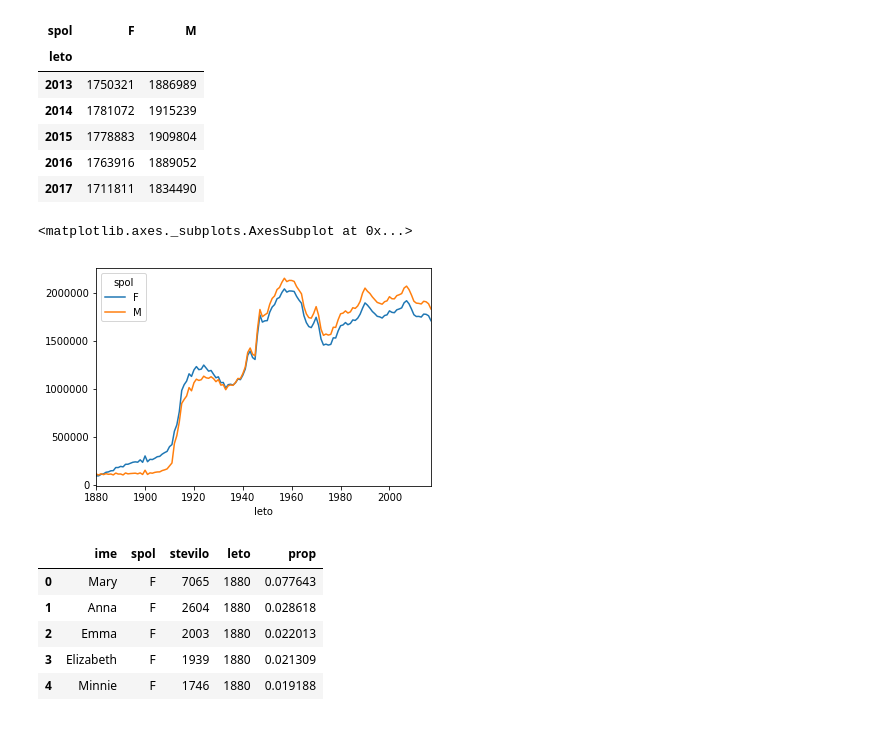
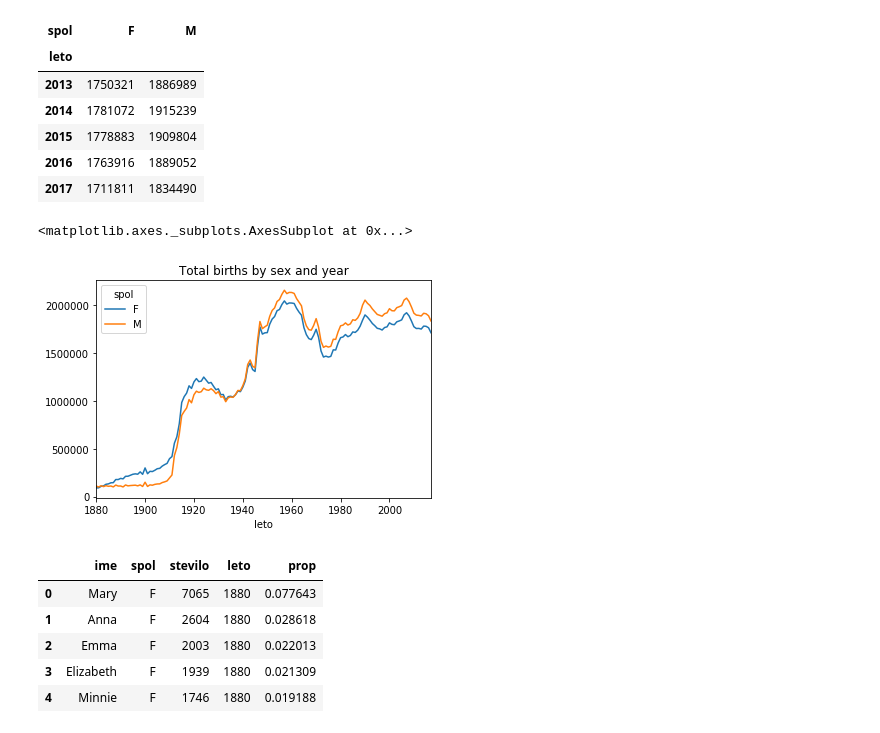
Before and after one commit to evgenursic/python_analitika, a Jupyter notebook: teden_07/03_primer_US_Baby_Names_1880_2017.ipynb, the cells around one changed output. Cells and saved outputs as stored; diff of their text form; code cells hidden in the pictures.

```diff
--- a/teden_07/03_primer_US_Baby_Names_1880_2017.ipynb
+++ b/teden_07/03_primer_US_Baby_Names_1880_2017.ipynb
@@ -89,11 +89,11 @@ total_births.tail()
 | 2015 | 1778883 | 1909804 |
 | 2016 | 1763916 | 1889052 |
 | 2017 | 1711811 | 1834490 |
-# %%
-total_births.plot()
-# %% [output]
-<matplotlib.axes._subplots.AxesSubplot at 0x...>
-[figure, removed]
+# %%
+total_births.plot(title='Total births by sex and year')
+# %% [output]
+<matplotlib.axes._subplots.AxesSubplot at 0x...>
+[figure, added]
 # %%
 def add_prop(group):
     group['prop'] = group['stevilo'] / group['stevilo'].sum()
```
Also changed, not shown: parts of 8 cells of this notebook.
